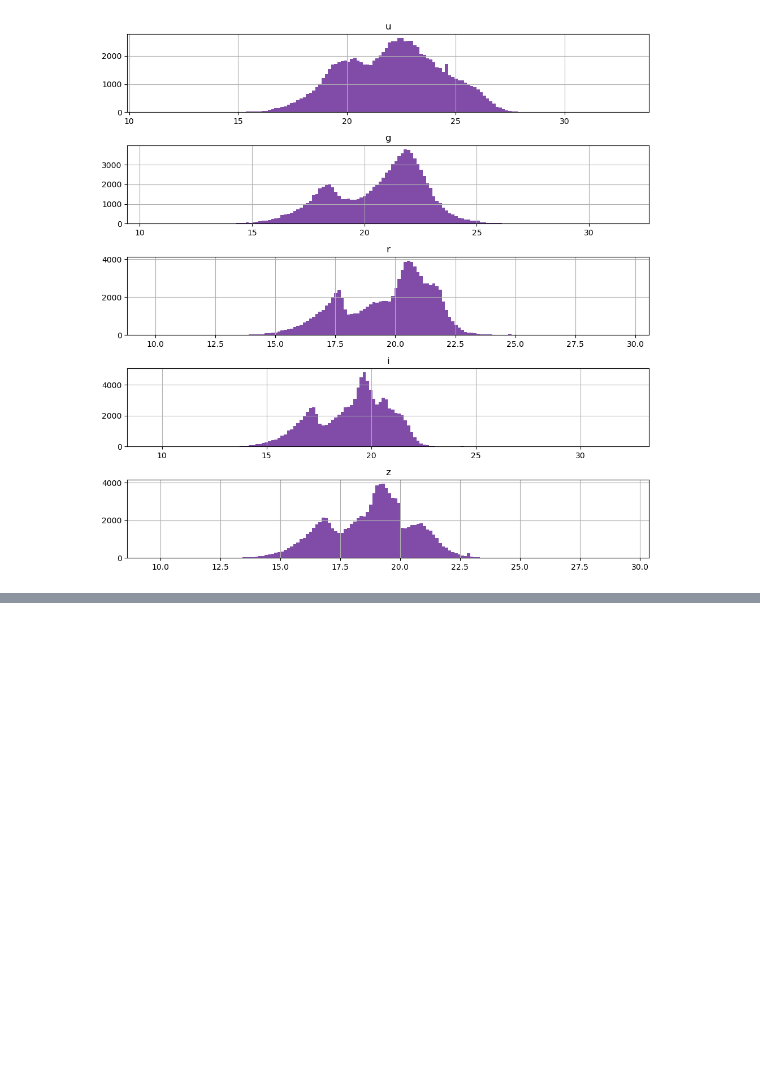
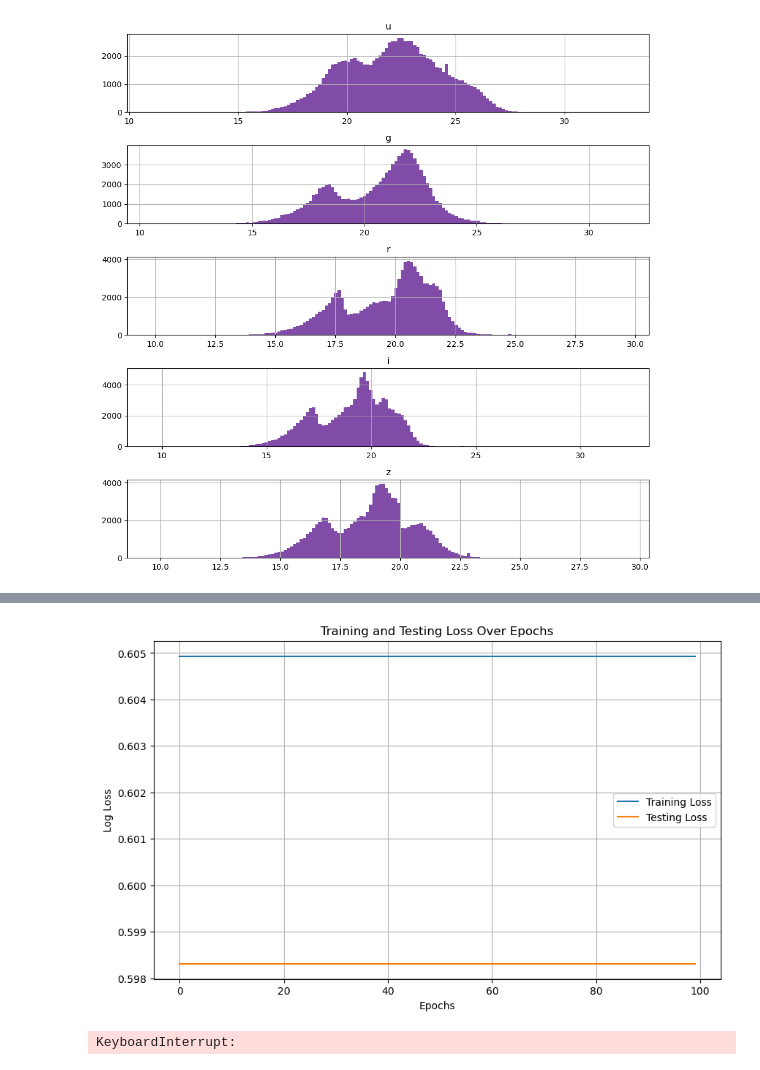
Before and after one commit to l-velazquez/Final_ML_project, a Jupyter notebook: Astro_ML.ipynb, the cells around one changed output, grey strips where cells are left out. Saved outputs shown, nothing was run; the diff lists cells and outputs as text; code cells hidden in the pictures; blank space fills up the shorter version.

```diff
--- a/Astro_ML.ipynb
+++ b/Astro_ML.ipynb
@@ -246,0 +187,20 @@ TypeError: can't convert np.ndarray of type numpy.object_. The only supported ty
+# %%
+#Plotting the training and testing losses
+plt.figure(figsize=(10, 6))
+plt.plot(train_losses, label='Training Loss')
+plt.plot(test_losses, label='Testing Loss')
+plt.title('Training and Testing Loss Over Epochs')
+plt.xlabel('Epochs')
+plt.ylabel('Log Loss')
+plt.legend()
+plt.grid(True)
+plt.show()
+
+# Final evaluation
+y_pred = rf_model.predict(X_test_scaled)
+accuracy = accuracy_score(y_test, y_pred)
+
+print("Accuracy", round(accuracy*100,2),"%")
+# %% [output]
+[figure, added]
+KeyboardInterrupt:
```
Also changed, not shown: parts of 14 cells of this notebook, 2 other files.
